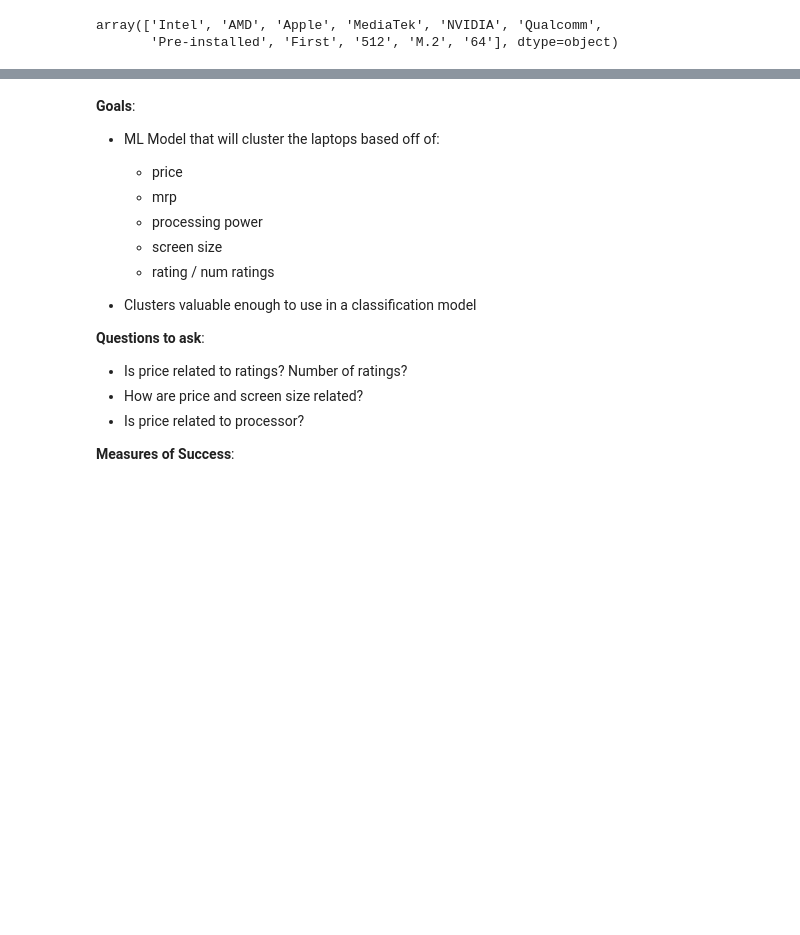
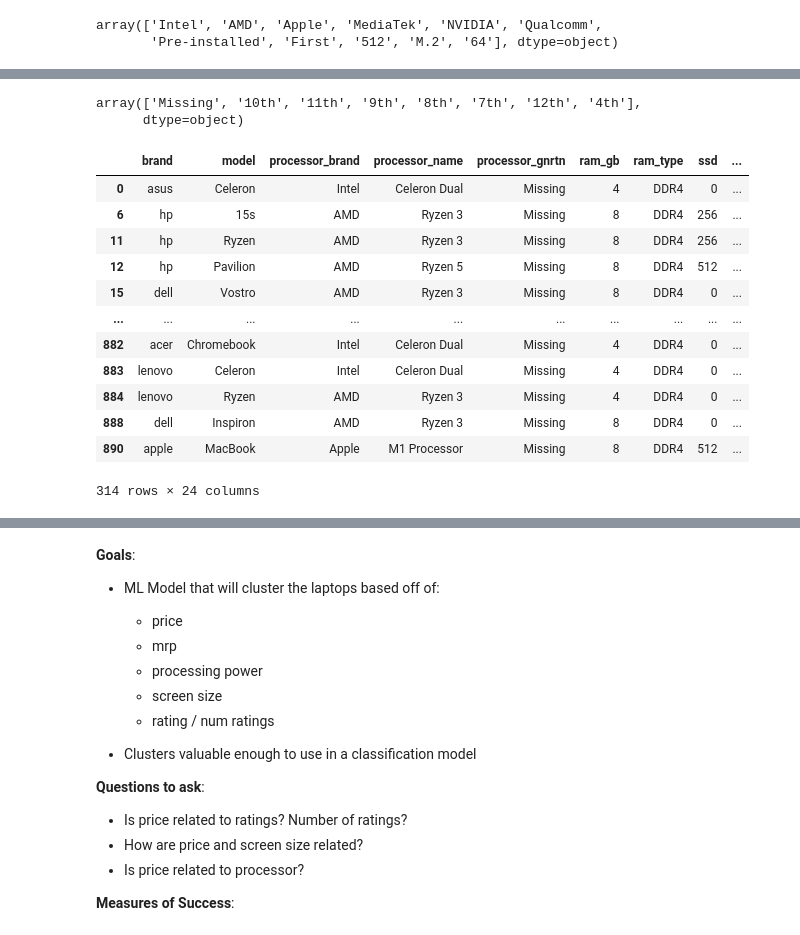
Before and after one commit to laptop-project/data, a Jupyter notebook: shawn_workbook.ipynb, the cells around one changed output, grey strips where cells are left out. Drawn from its saved outputs; the diff is of its cells as text; code cells hidden in the pictures; blank space fills up the shorter version.

```diff
--- a/shawn_workbook.ipynb
+++ b/shawn_workbook.ipynb
@@ -186,0 +212,21 @@ array(['Intel', 'AMD', 'Apple', 'MediaTek', 'NVIDIA', 'Qualcomm',
+# %%
+df['processor_gnrtn'].unique()
+# %% [output]
+array(['Missing', '10th', '11th', '9th', '8th', '7th', '12th', '4th'],
+      dtype=object)
+# %%
+df[df['processor_gnrtn'] == 'Missing']
+# %% [output]
+|  | brand | model | processor_brand | processor_name | processor_gnrtn | ram_gb | ram_type | ssd | ... |
+| 0 | asus | Celeron | Intel | Celeron Dual | Missing | 4 | DDR4 | 0 | ... |
+| 6 | hp | 15s | AMD | Ryzen 3 | Missing | 8 | DDR4 | 256 | ... |
+| 11 | hp | Ryzen | AMD | Ryzen 3 | Missing | 8 | DDR4 | 256 | ... |
+| 12 | hp | Pavilion | AMD | Ryzen 5 | Missing | 8 | DDR4 | 512 | ... |
+| 15 | dell | Vostro | AMD | Ryzen 3 | Missing | 8 | DDR4 | 0 | ... |
+| ... | ... | ... | ... | ... | ... | ... | ... | ... | ... |
+| 882 | acer | Chromebook | Intel | Celeron Dual | Missing | 4 | DDR4 | 0 | ... |
+| 883 | lenovo | Celeron | Intel | Celeron Dual | Missing | 4 | DDR4 | 0 | ... |
+| 884 | lenovo | Ryzen | AMD | Ryzen 3 | Missing | 4 | DDR4 | 0 | ... |
+| 888 | dell | Inspiron | AMD | Ryzen 3 | Missing | 8 | DDR4 | 0 | ... |
+| 890 | apple | MacBook | Apple | M1 Processor | Missing | 8 | DDR4 | 512 | ... |
+314 rows × 24 columns
```
Also changed, not shown: parts of 9 cells of this notebook.
